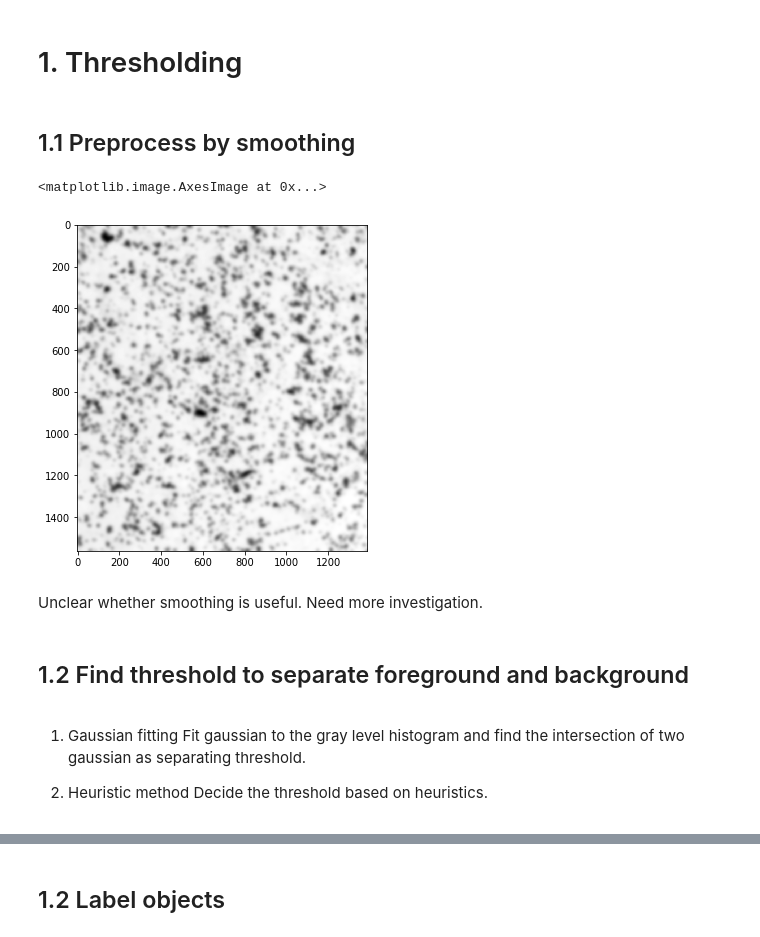
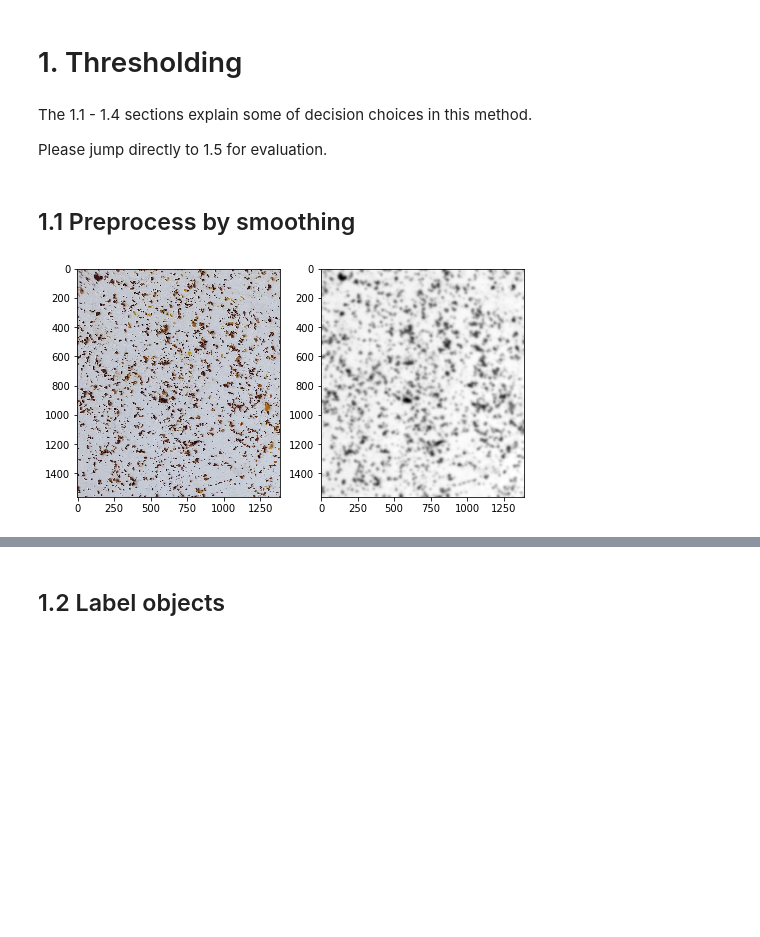
Before and after one commit to lchenbb/Image-Analysis-and-Pattern-Recognition, a Jupyter notebook: project/special_project.ipynb, the cells around one changed output, grey strips where cells are left out. Saved outputs shown, nothing was run; the diff lists cells and outputs as text; code cells hidden in the pictures; blank space fills up the shorter version.

```diff
--- a/project/special_project.ipynb
+++ b/project/special_project.ipynb
@@ -372,6 +108,10 @@ array([1985, 1985,    3])
 # %% [markdown]
 # 1. Thresholding
+# %% [markdown]
+The 1.1 - 1.4 sections explain some of decision choices in this method.
+
+Please jump directly to 1.5 for evaluation.
 # %%
 # Get histogram of pixel values
 k = 11
-gray_img = skimage.color.rgb2gray(img_dict['train'][k]) * 256
+gray_img = skimage.color.rgb2gray(img_dict['train'][k]) * 255
@@ -380,23 +122,17 @@ gray_img = skimage.color.rgb2gray(img_dict['train'][k]) * 256
 # %%
 from scipy.signal import wiener
 
 from scipy.ndimage.filters import gaussian_filter
 
 tmp_median_smoothed = gaussian_filter(gray_img, 8)
 
-fig = plt.figure(figsize = (6, 6))
-ax = fig.add_subplot(111)
+fig = plt.figure(figsize = (8, 10))
+ax = fig.add_subplot(121)
+ax.imshow(img_dict['train'][k])
+
+ax = fig.add_subplot(122)
 ax.imshow(tmp_median_smoothed, cmap = 'gray')
+
+fig.savefig('./smoothing.png')
 # %% [output]
-<matplotlib.image.AxesImage at 0x...>
-[figure, old version]
+[figure, new version]
-# %% [markdown]
-Unclear whether smoothing is useful. Need more investigation.
-# %% [markdown]
-## 1.2 Find threshold to separate foreground and background
-# %% [markdown]
-1. Gaussian fitting
-  Fit gaussian to the gray level histogram and find the intersection of two gaussian as separating threshold.
-
-2. Heuristic method
-  Decide the threshold based on heuristics.
```
Also changed, not shown: parts of 210 cells of this notebook.
